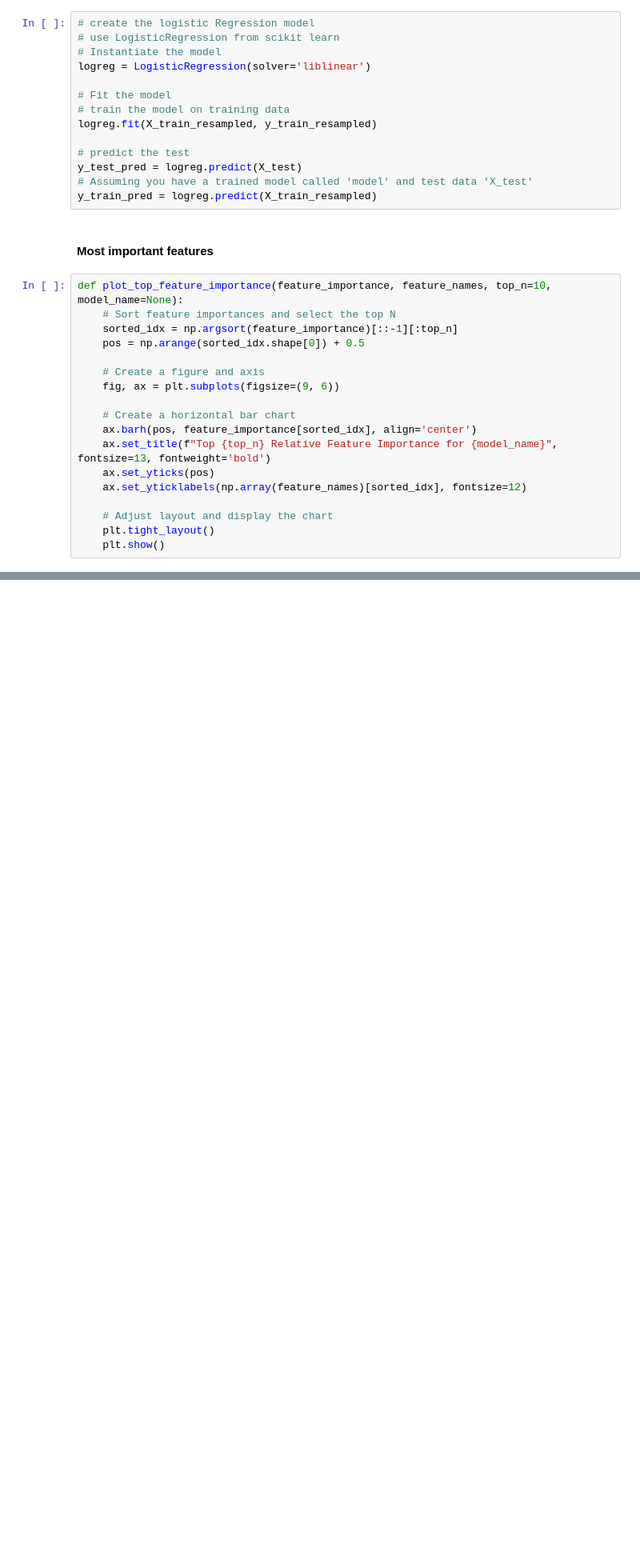
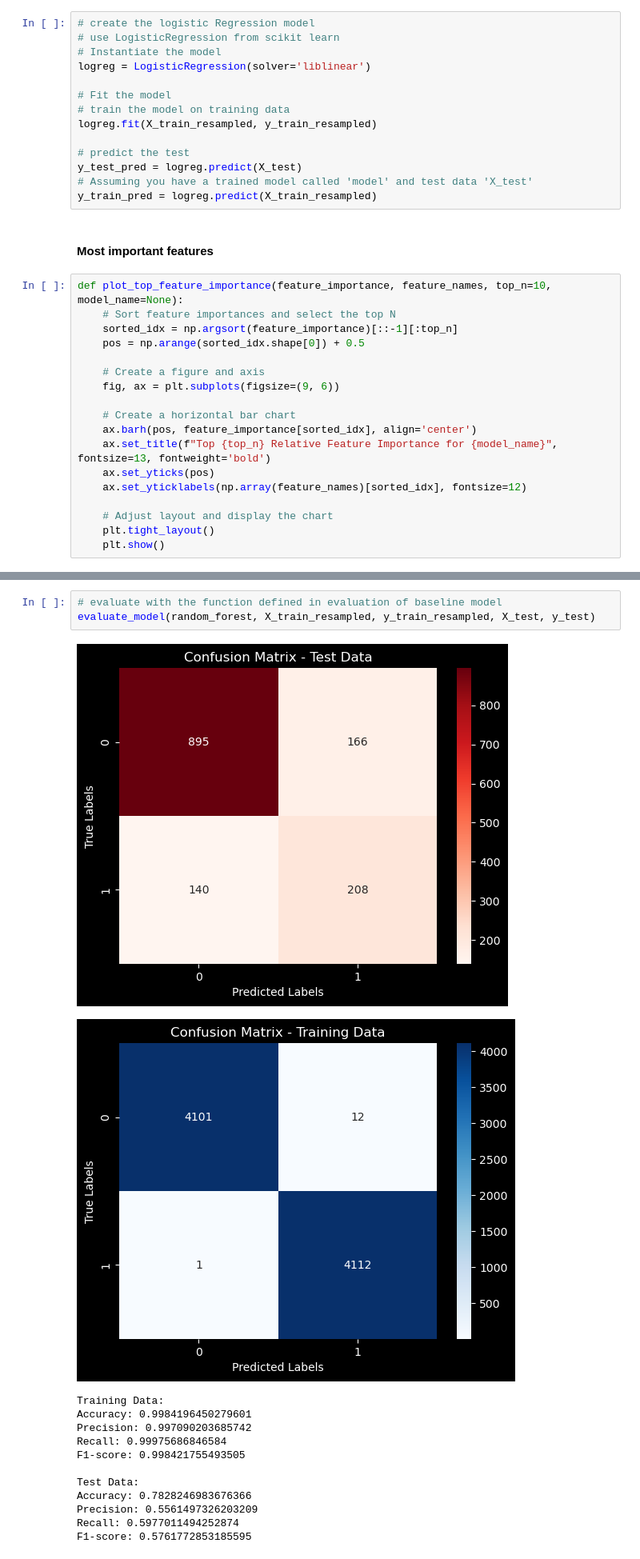
Before and after one commit to marwa9975/Telco_Customer_Churn_Analysis, a Jupyter notebook: notebook.ipynb, the cells around one changed output, grey strips where cells are left out. Shown at 80% size. Cells and saved outputs as stored; diff of their text form; blank space fills up the shorter version.

```diff
--- a/notebook.ipynb
+++ b/notebook.ipynb
@@ -742,0 +868,17 @@ def plot_top_feature_importance(feature_importance, feature_names, top_n=10, mod
+# %%
+# evaluate with the function defined in evaluation of baseline model
+evaluate_model(random_forest, X_train_resampled, y_train_resampled, X_test, y_test)
+# %% [output]
+[figure, added]
+[figure, added]
+Training Data:
+Accuracy: 0.9984196450279601
+Precision: 0.997090203685742
+Recall: 0.99975686846584
+F1-score: 0.998421755493505
+
+Test Data:
+Accuracy: 0.7828246983676366
+Precision: 0.5561497326203209
+Recall: 0.5977011494252874
+F1-score: 0.5761772853185595
```
Also changed, not shown: parts of 37 cells of this notebook.
